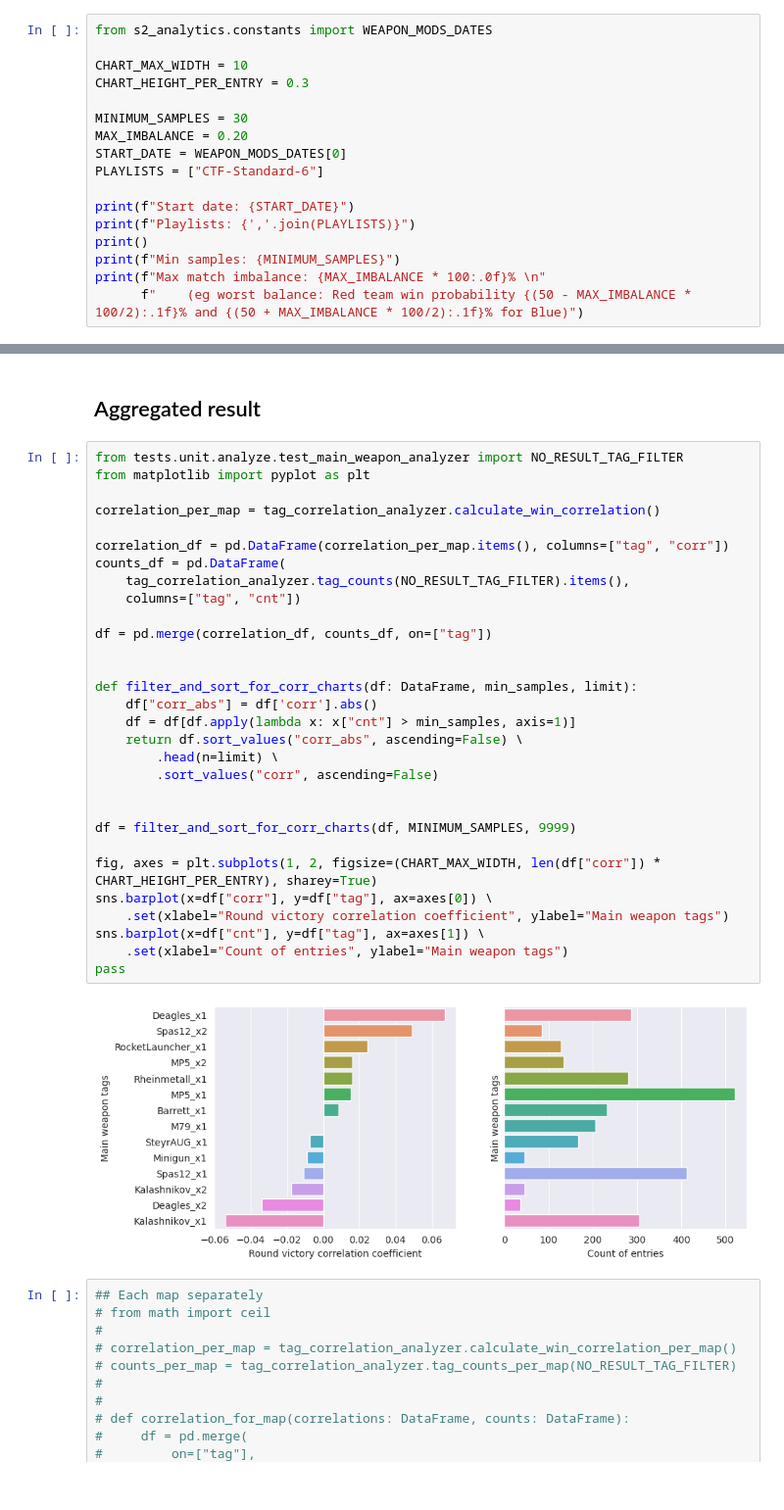
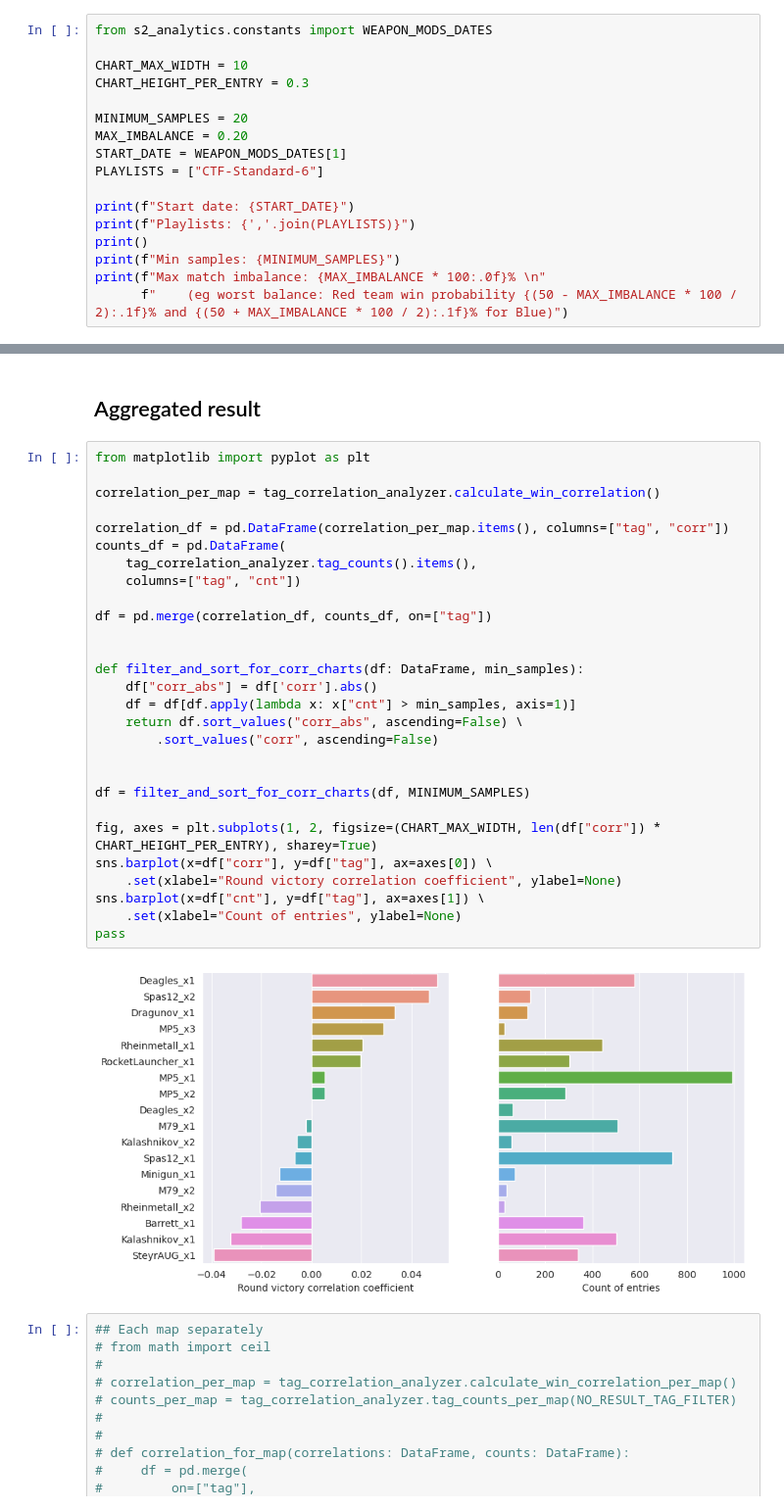
Before and after one commit to s2vndl/s2_1st_tournament_stats, a Jupyter notebook: stats_weapon_win_correlation_wm.ipynb, the cells around one changed output, grey strips where cells are left out. Shown at 98% size. Cells and saved outputs as stored; diff of their text form.

Commit message:
set up wm dates and show lines on all charts correctly

```diff
--- a/stats_weapon_win_correlation_wm.ipynb
+++ b/stats_weapon_win_correlation_wm.ipynb
@@ -8,9 +8,9 @@ from s2_analytics.constants import WEAPON_MODS_DATES
 CHART_MAX_WIDTH = 10
 CHART_HEIGHT_PER_ENTRY = 0.3
 
-MINIMUM_SAMPLES = 30
+MINIMUM_SAMPLES = 20
 MAX_IMBALANCE = 0.20
-START_DATE = WEAPON_MODS_DATES[0]
+START_DATE = WEAPON_MODS_DATES[1]
 PLAYLISTS = ["CTF-Standard-6"]
 
 print(f"Start date: {START_DATE}")
@@ -18,7 +18,7 @@ print(f"Playlists: {','.join(PLAYLISTS)}")
 print()
 print(f"Min samples: {MINIMUM_SAMPLES}")
 print(f"Max match imbalance: {MAX_IMBALANCE * 100:.0f}% \n"
-      f"    (eg worst balance: Red team win probability {(50 - MAX_IMBALANCE * 100/2):.1f}% and {(50 + MAX_IMBALANCE * 100/2):.1f}% for Blue)")
+      f"    (eg worst balance: Red team win probability {(50 - MAX_IMBALANCE * 100 / 2):.1f}% and {(50 + MAX_IMBALANCE * 100 / 2):.1f}% for Blue)")
 # %% [output]
 Start date: 2022-12-28 00:00:00
 Playlists: CTF-Standard-6
@@ -73,37 +73,35 @@ tabulate.tabulate(summary, tablefmt='html')
 # %% [markdown]
 ## Aggregated result
 # %%
-from tests.unit.analyze.test_main_weapon_analyzer import NO_RESULT_TAG_FILTER
 from matplotlib import pyplot as plt
 
 correlation_per_map = tag_correlation_analyzer.calculate_win_correlation()
 
 correlation_df = pd.DataFrame(correlation_per_map.items(), columns=["tag", "corr"])
 counts_df = pd.DataFrame(
-    tag_correlation_analyzer.tag_counts(NO_RESULT_TAG_FILTER).items(),
+    tag_correlation_analyzer.tag_counts().items(),
     columns=["tag", "cnt"])
 
 df = pd.merge(correlation_df, counts_df, on=["tag"])
 
 
-def filter_and_sort_for_corr_charts(df: DataFrame, min_samples, limit):
+def filter_and_sort_for_corr_charts(df: DataFrame, min_samples):
     df["corr_abs"] = df['corr'].abs()
     df = df[df.apply(lambda x: x["cnt"] > min_samples, axis=1)]
     return df.sort_values("corr_abs", ascending=False) \
-        .head(n=limit) \
         .sort_values("corr", ascending=False)
 
 
-df = filter_and_sort_for_corr_charts(df, MINIMUM_SAMPLES, 9999)
+df = filter_and_sort_for_corr_charts(df, MINIMUM_SAMPLES)
 
 fig, axes = plt.subplots(1, 2, figsize=(CHART_MAX_WIDTH, len(df["corr"]) * CHART_HEIGHT_PER_ENTRY), sharey=True)
 sns.barplot(x=df["corr"], y=df["tag"], ax=axes[0]) \
-    .set(xlabel="Round victory correlation coefficient", ylabel="Main weapon tags")
+    .set(xlabel="Round victory correlation coefficient", ylabel=None)
 sns.barplot(x=df["cnt"], y=df["tag"], ax=axes[1]) \
-    .set(xlabel="Count of entries", ylabel="Main weapon tags")
+    .set(xlabel="Count of entries", ylabel=None)
 pass
 # %% [output]
-[figure, old version]
+[figure, new version]
 # %%
 ## Each map separately
 # from math import ceil
```
Also changed, not shown: parts of 4 cells of this notebook, 5 other files.
